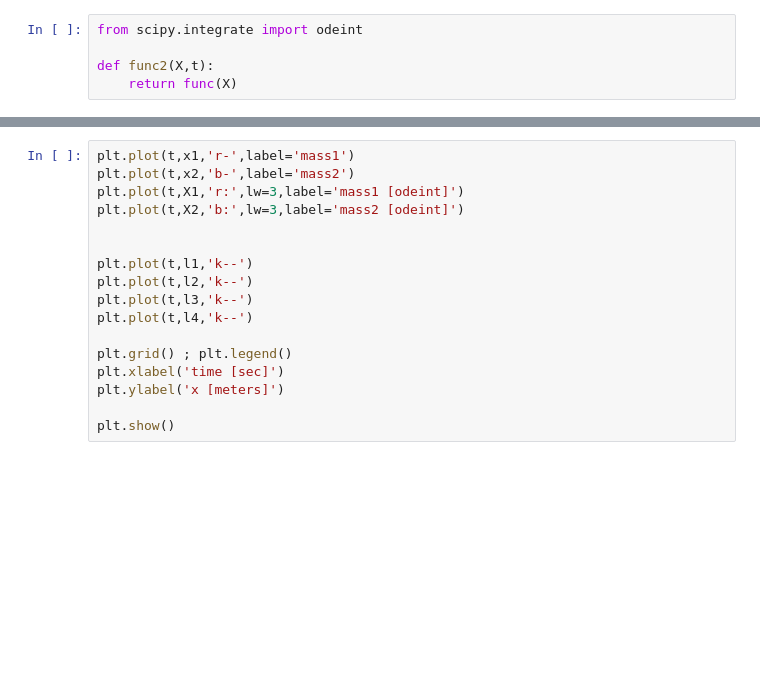
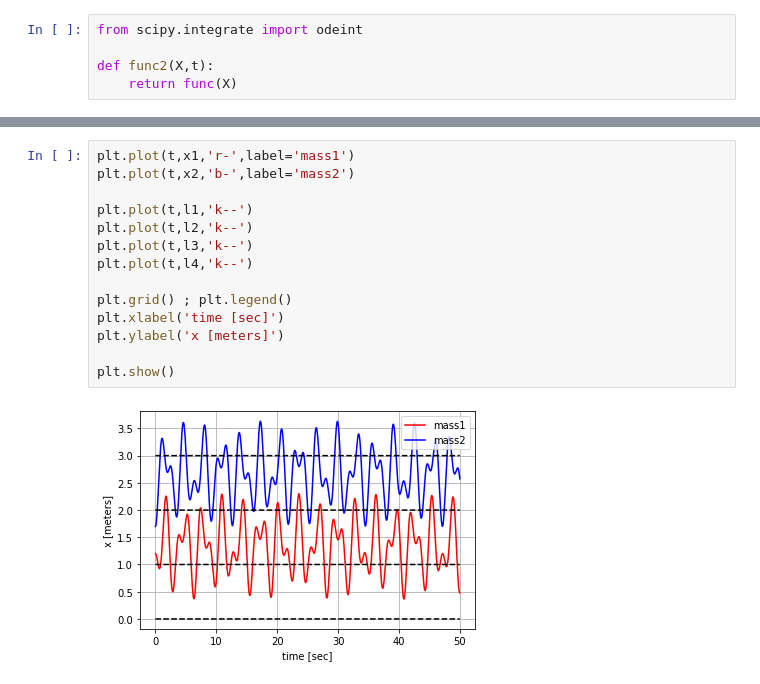
Before and after one commit to jmsdsouzaPhD/jmsdsouzaPhD.github.io, a Jupyter notebook: _posts/1_Mechanics/ipython/3-Coupled_Harmonic_Oscillators.ipynb, the cells around one changed output, grey strips where cells are left out. Drawn from its saved outputs; the diff is of its cells as text; blank space fills up the shorter version.

```diff
--- a/_posts/1_Mechanics/ipython/3-Coupled_Harmonic_Oscillators.ipynb
+++ b/_posts/1_Mechanics/ipython/3-Coupled_Harmonic_Oscillators.ipynb
@@ -66,17 +63,16 @@ l4 = np.ones(N)*3*L
 # %%
 plt.plot(t,x1,'r-',label='mass1')
 plt.plot(t,x2,'b-',label='mass2')
-plt.plot(t,X1,'r:',lw=3,label='mass1 [odeint]')
-plt.plot(t,X2,'b:',lw=3,label='mass2 [odeint]')
-
 
 plt.plot(t,l1,'k--')
 plt.plot(t,l2,'k--')
 plt.plot(t,l3,'k--')
 plt.plot(t,l4,'k--')
 
 plt.grid() ; plt.legend()
 plt.xlabel('time [sec]')
 plt.ylabel('x [meters]')
 
 plt.show()
+# %% [output]
+[figure, added]
```
Also changed, not shown: parts of 2 cells of this notebook, 8 other files.
